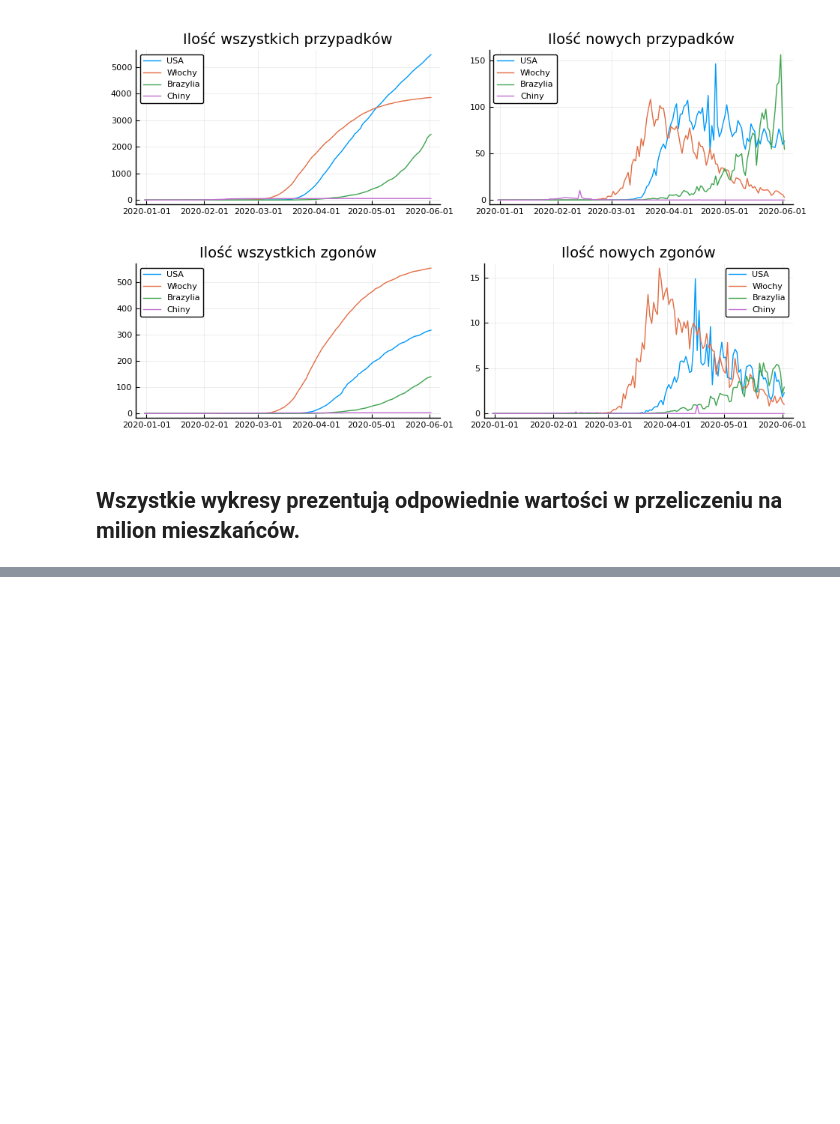
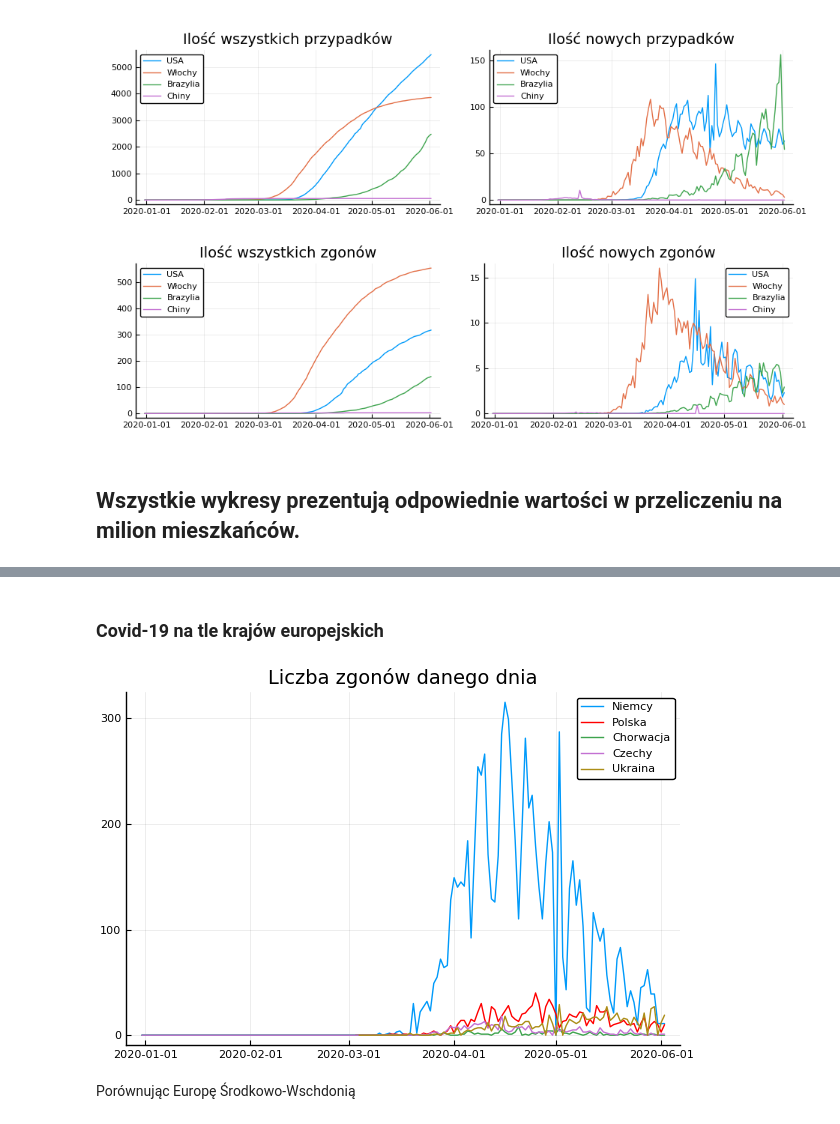
Before and after one commit to wstryc/Wizualizacja-COVID-19, a Jupyter notebook: projekt.ipynb, the cells around one changed output, grey strips where cells are left out. Saved outputs shown, nothing was run; the diff lists cells and outputs as text; code cells hidden in the pictures; blank space fills up the shorter version.

```diff
--- a/projekt.ipynb
+++ b/projekt.ipynb
@@ -161,0 +186,19 @@ plot(p1,p2, p3, p4, layout=4, size=size=(950,570), tight_layout=true, margin=20p
+# %% [markdown]
+### Covid-19 na tle krajów europejskich
+# %%
+poland = covid[covid[:location] .== "Poland", :]
+croatia = covid[covid[:location] .== "Croatia", :]
+czechia = covid[covid[:location] .== "Czech Republic", :]
+germany = covid[covid[:location] .== "Germany", :]
+ukraine = covid[covid[:location] .== "Ukraine", :]
+
+plot(germany[:date], germany[:new_deaths], title="Liczba zgonów danego dnia", label="Niemcy")
+plot!(poland[:date], poland[:new_deaths], label="Polska", color = :red)
+plot!(croatia[:date], croatia[:new_deaths], label="Chorwacja")
+plot!(czechia[:date], czechia[:new_deaths], label="Czechy")
+plot!(ukraine[:date], ukraine[:new_deaths], label="Ukraina")
+# plot!(italy[:date], italy[:new_deaths], label="Włochy")
+# %% [output]
+[figure, added]
+# %% [markdown]
+Porównując Europę Środkowo-Wschdonią
```
Also changed, not shown: parts of 4 cells of this notebook.
